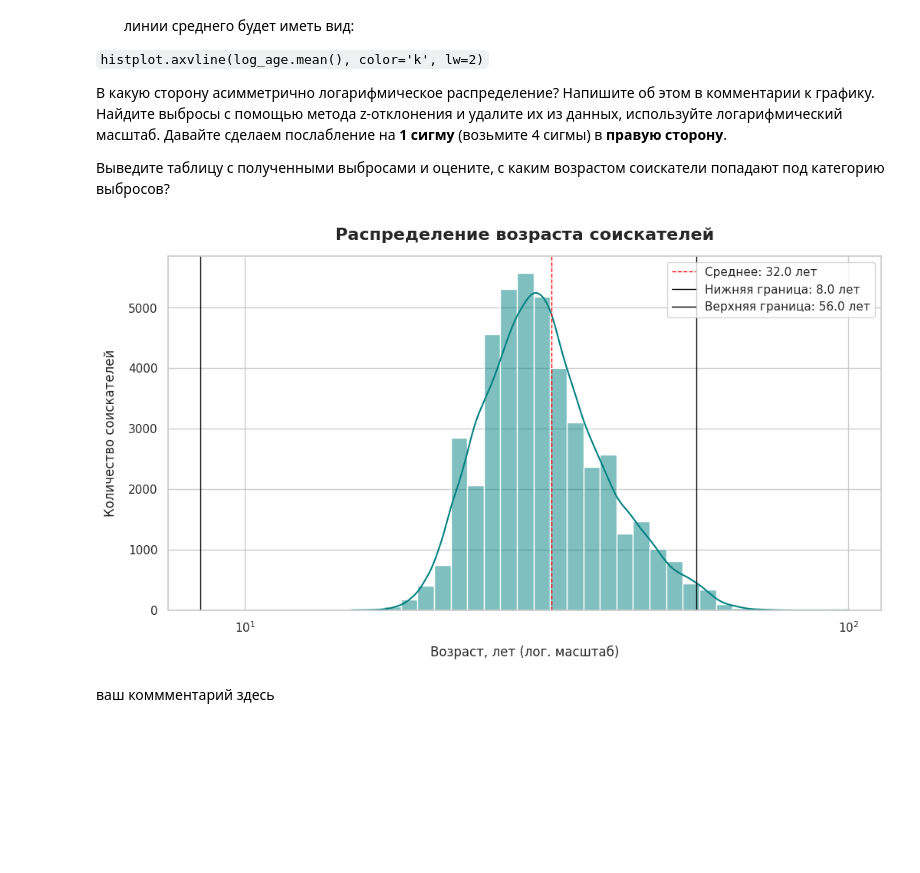
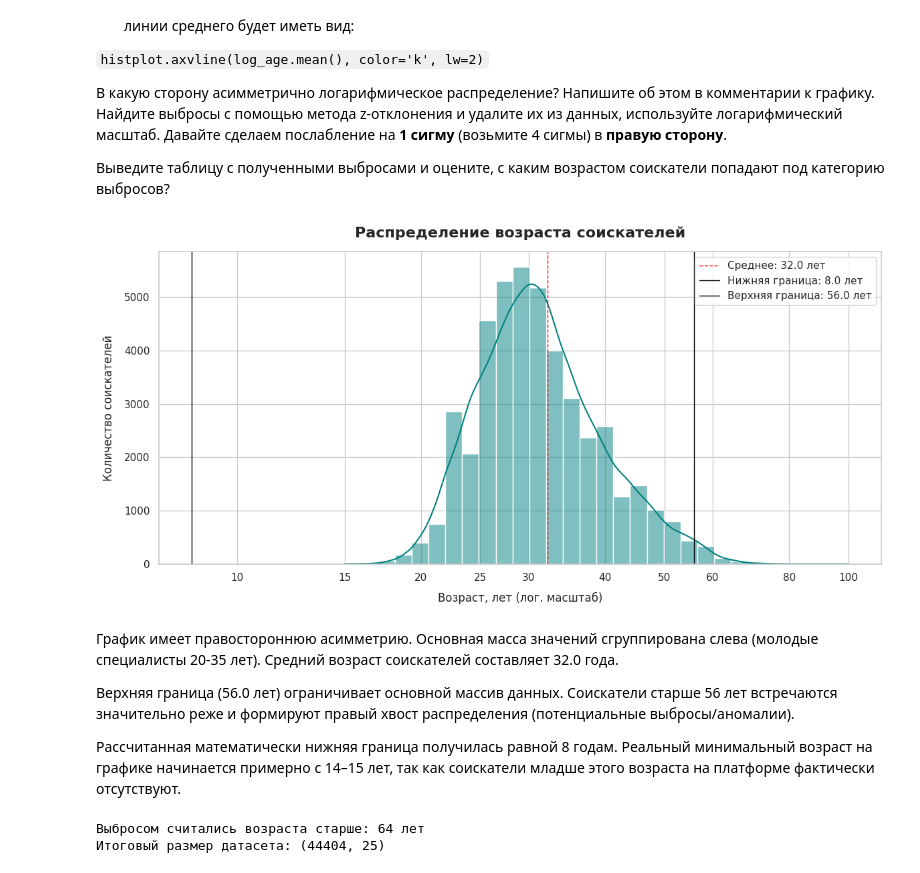
Before and after one commit to rostovcevartem209/hh_database, a Jupyter notebook: hh_database_project.ipynb, the cells around one changed output. Saved outputs shown, nothing was run; the diff lists cells and outputs as text; code cells hidden in the pictures; blank space fills up the shorter version.

```diff
--- a/hh_database_project.ipynb
+++ b/hh_database_project.ipynb
@@ -1021,40 +1021,69 @@ ax = sns.histplot(
     color='teal',
     kde=True
 )
+
+#понятная цена деления для оси X
+ticks = [10, 15, 20, 25, 30, 40, 50, 60, 80, 100]
+ax.set_xticks(ticks)
+ax.set_xticklabels([str(t) for t in ticks])
 
 ax.axvline(mu,
            color='red',
            lw=1,
            linestyle = '--',
            label = f'Среднее: {mu.round()} лет')
 
 ax.axvline(lower_bound,
            color='black',
            lw=1,
            label = f'Нижняя граница: {lower_bound.round()} лет')
 
 ax.axvline(upper_bound,
            color='black',
            lw=1,
            label = f'Верхняя граница: {upper_bound.round()} лет')
 
 plt.title('Распределение возраста соискателей',
           fontsize=16,
           fontweight='bold',
           pad=15)
 
 plt.xlabel('Возраст, лет (лог. масштаб)',
            fontsize=12,
            labelpad=10)
 
 plt.ylabel('Количество соискателей',
            fontsize=12,
            labelpad=10)
 
 ax.legend()
-# plt.tight_layout()
+plt.tight_layout()
 plt.show()
 # %% [output]
-[figure, old version]
+[figure, new version]
-# %% [markdown]
-ваш коммментарий здесь
+# %% [markdown]
+График имеет правостороннюю асимметрию. Основная масса значений сгруппирована слева (молодые специалисты 20-35 лет). Средний возраст соискателей составляет 32.0 года.
+
+Верхняя граница (56.0 лет) ограничивает основной массив данных. Соискатели старше 56 лет встречаются значительно реже и формируют правый хвост распределения (потенциальные выбросы/аномалии).
+
+Рассчитанная математически нижняя граница получилась равной 8 годам. Реальный минимальный возраст на графике начинается примерно с 14–15 лет, так как соискатели младше этого возраста на платформе фактически отсутствуют.
+# %%
+def outlires_z_score(data, feature, log_scale=False):
+  if log_scale:
+    x = np.log(data[feature]+1)
+  else:
+    x = data[feature]
+  mu = x.mean()
+  sigma = x.std()
+  lower_bound = mu - 3*sigma
+  upper_bound = mu + 4*sigma
+  outlires = data[(x<lower_bound)|(x>upper_bound)]
+  clean = data[(x>lower_bound)&(x<upper_bound)]
+  return outlires, clean
+
+outlires, clean = outlires_z_score(df_clean, 'Возраст', log_scale=False)
+print(f'Выбросом считались возраста старше: {outlires['Возраст'].min()} лет')
+print(f'Итоговый размер датасета: {clean.shape}')
+# %% [output]
+Выбросом считались возраста старше: 64 лет
+Итоговый размер датасета: (44404, 25)
```
Also changed, not shown: parts of 1 cell of this notebook.
